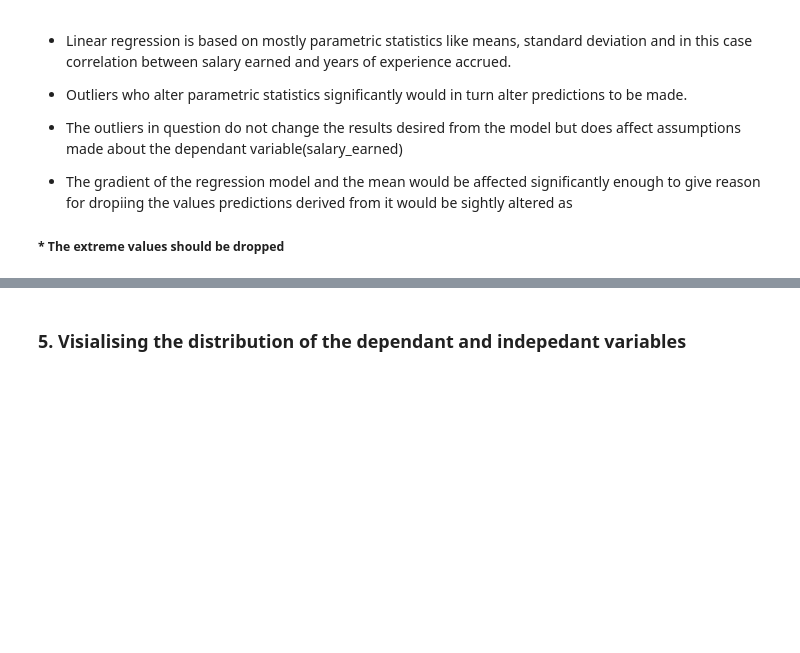
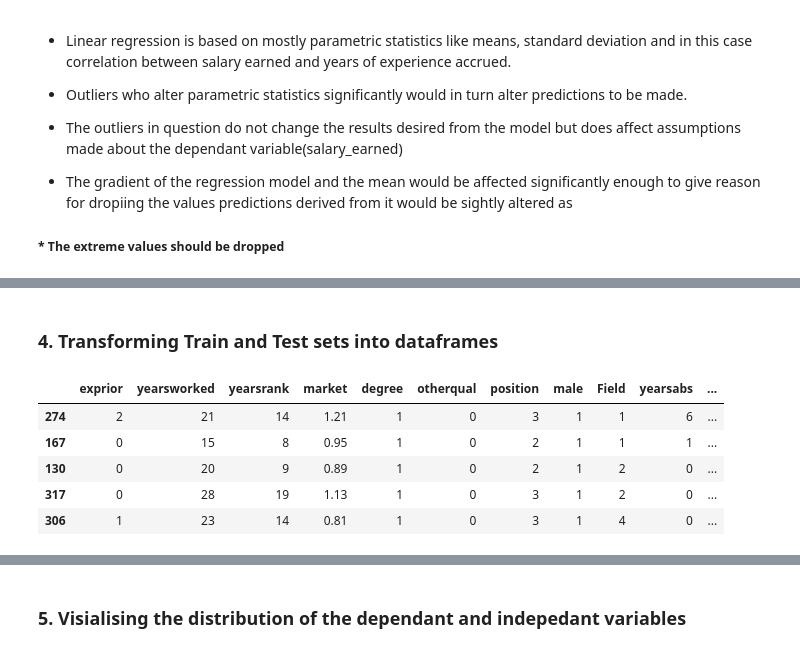
Before and after one commit to AllenMkandla/simple_linear_regression, a Jupyter notebook: linear_regression.ipynb, the cells around one changed output, grey strips where cells are left out. Cells and saved outputs as stored; diff of their text form; code cells hidden in the pictures; blank space fills up the shorter version.

```diff
--- a/linear_regression.ipynb
+++ b/linear_regression.ipynb
@@ -141,0 +149,16 @@ x_train,y_train,x_test,y_test = train_test_split(x,y, test_size= 0.3)
+# %% [markdown]
+### 4. Transforming Train and Test sets into dataframes
+# %%
+X_train = pd.DataFrame(X_train)
+y_train = pd.DataFrame(y_train)
+#creating a combined Data frame for train set
+df_train = pd.concat([X_train, y_train], axis=1).reindex(X_train.index)
+
+df_train.head()
+# %% [output]
+|  | exprior | yearsworked | yearsrank | market | degree | otherqual | position | male | Field | yearsabs | ... |
+| 274 | 2 | 21 | 14 | 1.21 | 1 | 0 | 3 | 1 | 1 | 6 | ... |
+| 167 | 0 | 15 | 8 | 0.95 | 1 | 0 | 2 | 1 | 1 | 1 | ... |
+| 130 | 0 | 20 | 9 | 0.89 | 1 | 0 | 2 | 1 | 2 | 0 | ... |
+| 317 | 0 | 28 | 19 | 1.13 | 1 | 0 | 3 | 1 | 2 | 0 | ... |
+| 306 | 1 | 23 | 14 | 0.81 | 1 | 0 | 3 | 1 | 4 | 0 | ... |
```
Also changed, not shown: parts of 60 cells of this notebook.
